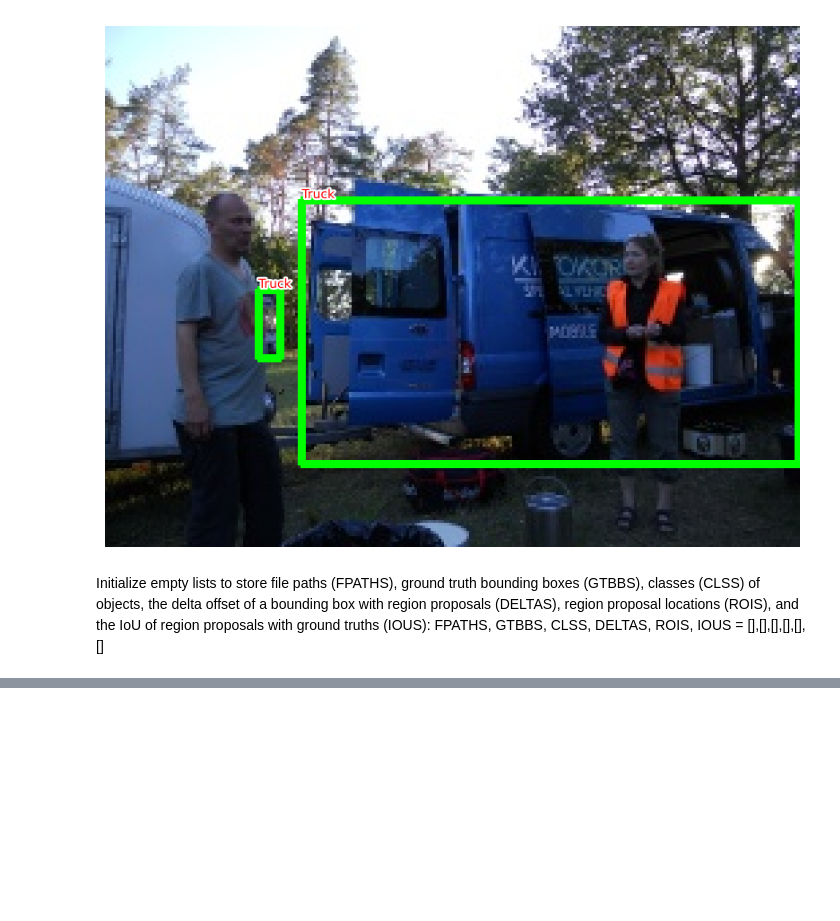
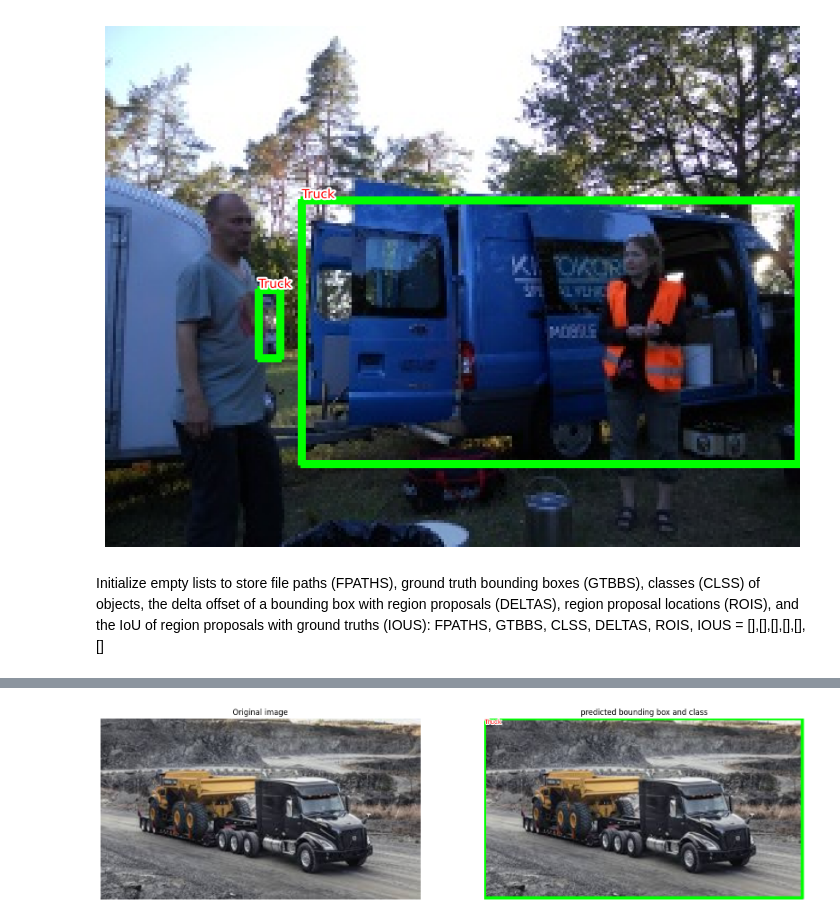
Before and after one commit to RohitPawar2406/RCNN-Family, a Jupyter notebook: RCNN.ipynb, the cells around one changed output, grey strips where cells are left out. Saved outputs shown, nothing was run; the diff lists cells and outputs as text; code cells hidden in the pictures; blank space fills up the shorter version.

```diff
--- a/RCNN.ipynb
+++ b/RCNN.ipynb
@@ -210,0 +248,4 @@ FPATHS, GTBBS, CLSS, DELTAS, ROIS = [item for item in [FPATHS, GTBBS, CLSS, DELT
+# %%
+for x in train_loader:
+    print(len(x),type(x[0]),x[0].shape)
+    print("===========================================================================")
@@ -210,0 +296,32 @@ FPATHS, GTBBS, CLSS, DELTAS, ROIS = [item for item in [FPATHS, GTBBS, CLSS, DELT
+# %%
+class RCNN(nn.Module):
+    def __init__(self):
+        super().__init__()
+        feature_dim = 25088
+        self.backbone = vgg_backbone
+        self.cls_score = nn.Linear(feature_dim, len(label2target))
+        self.bbox = nn.Sequential(
+              nn.Linear(feature_dim, 512),
+              nn.ReLU(),
+              nn.Linear(512, 4),
+              nn.Tanh(),
+            )
+        self.cel = nn.CrossEntropyLoss()
+        self.sl1 = nn.L1Loss()
+    def forward(self, input):
+        feat = self.backbone(input)
+        cls_score = self.cls_score(feat)
+        bbox = self.bbox(feat)
+        return cls_score, bbox
+    def calc_loss(self, probs, _deltas, labels, deltas):
+        detection_loss = self.cel(probs, labels)
+        ixs, = torch.where(labels != 0)
+        _deltas = _deltas[ixs]
+        deltas = deltas[ixs]
+        self.lmb = 10.0
+        if len(ixs) > 0:
+            regression_loss = self.sl1(_deltas, deltas)
+            return detection_loss + self.lmb * regression_loss, detection_loss.detach(), regression_loss.detach()
+        else:
+            regression_loss = 0
+            return detection_loss + self.lmb * regression_loss, detection_loss.detach(), regression_loss
@@ -210,0 +434,4 @@ FPATHS, GTBBS, CLSS, DELTAS, ROIS = [item for item in [FPATHS, GTBBS, CLSS, DELT
+# %%
+a,b,c = test_predictions("D:\\Projects\\RCNN-Family\\3.jpg")
+# %% [output]
+[figure, added]
```
Also changed, not shown: parts of 29 cells of this notebook, 5 other files.
